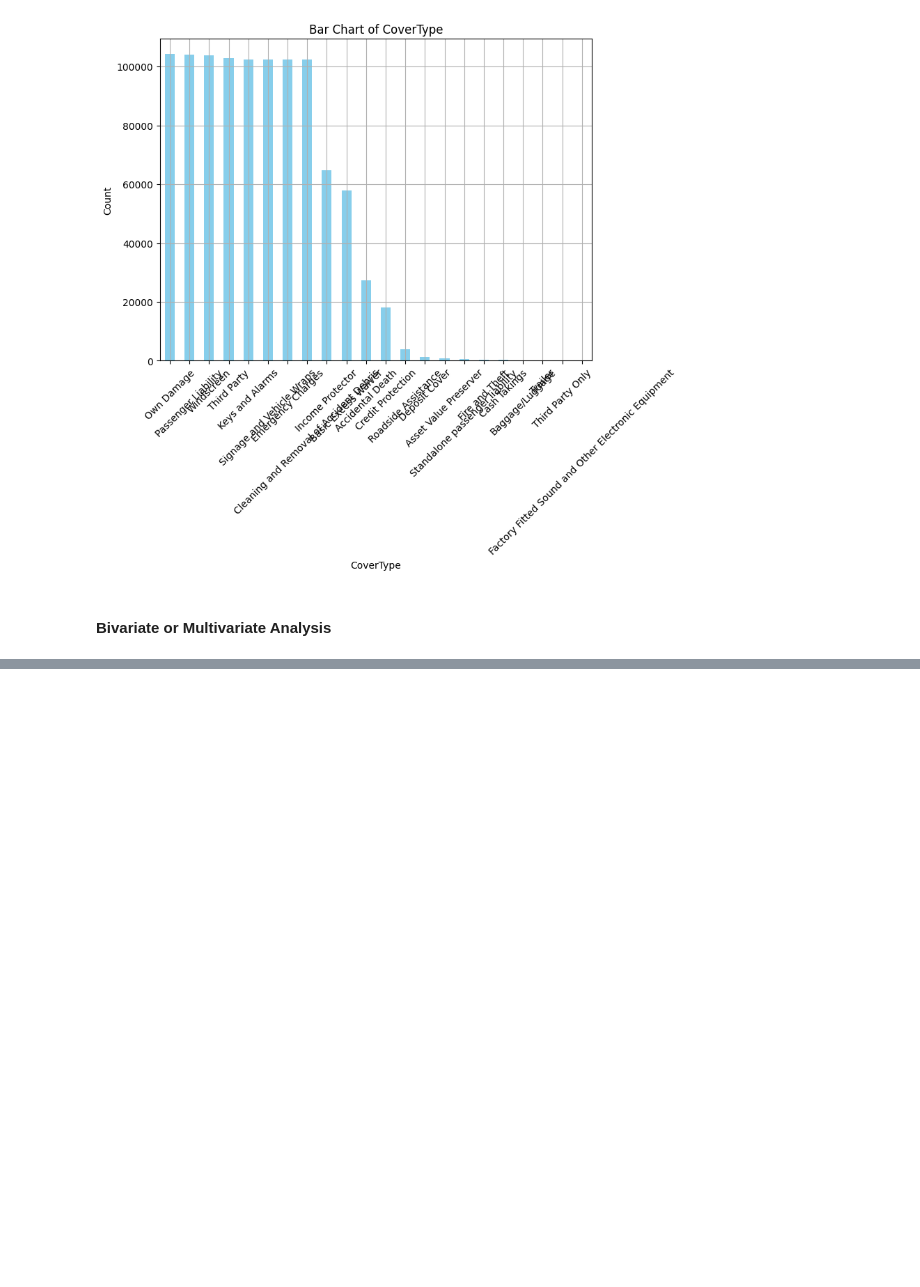
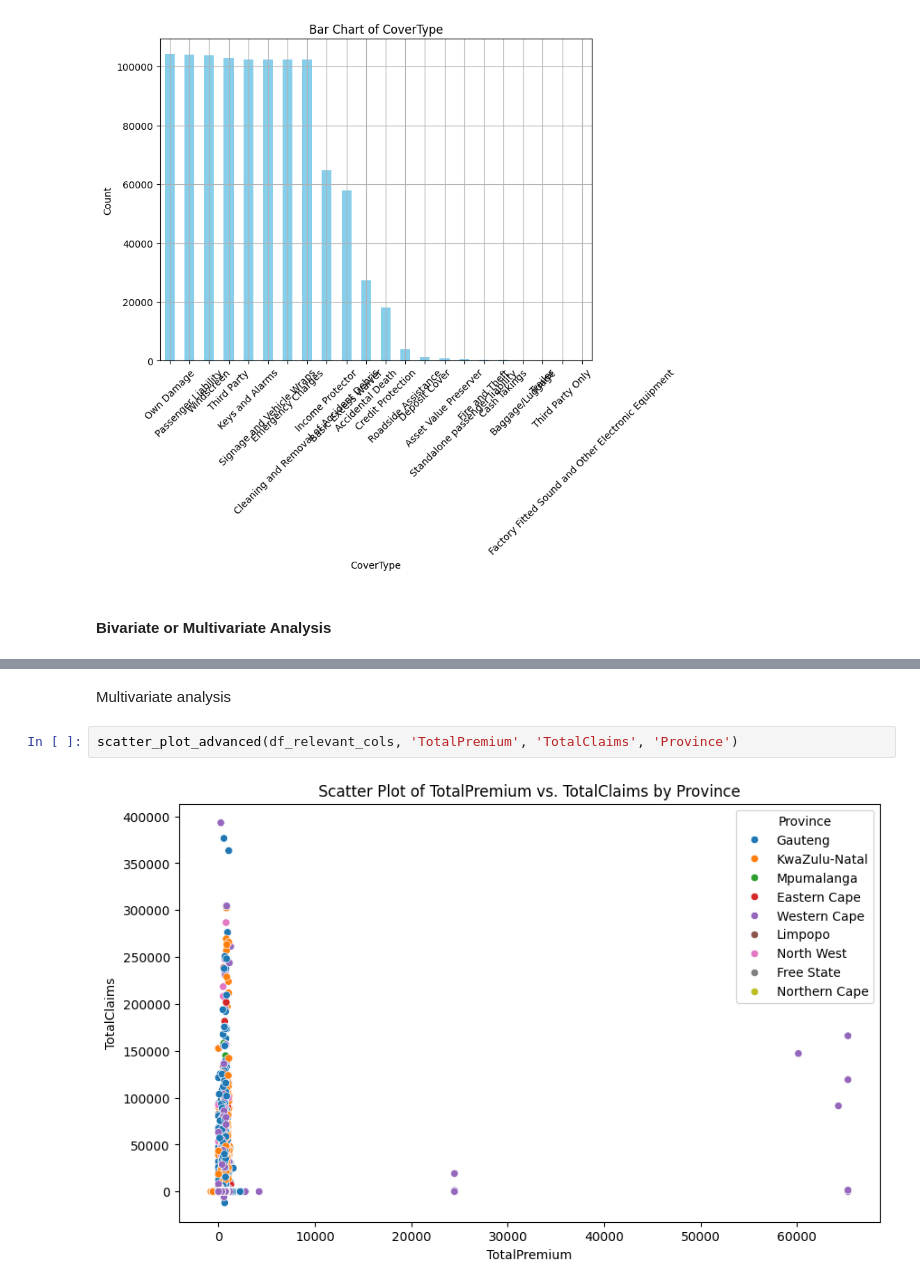
Before and after one commit to abrahamshimelis/AlphaCare-Insurance-Solutions, a Jupyter notebook: notebooks/descriptive-data-analysis.ipynb, the cells around one changed output, grey strips where cells are left out. Cells and saved outputs as stored; diff of their text form; blank space fills up the shorter version.

Commit message:
do multivariate and outliier detection

```diff
--- a/notebooks/descriptive-data-analysis.ipynb
+++ b/notebooks/descriptive-data-analysis.ipynb
@@ -193,0 +185,6 @@ plot_bar_charts(df_categorical_cols)
+# %% [markdown]
+Multivariate analysis
+# %%
+scatter_plot_advanced(df_relevant_cols, 'TotalPremium', 'TotalClaims', 'Province')
+# %% [output]
+[figure, added]
```
Also changed, not shown: parts of 7 cells of this notebook, 1 other file.
